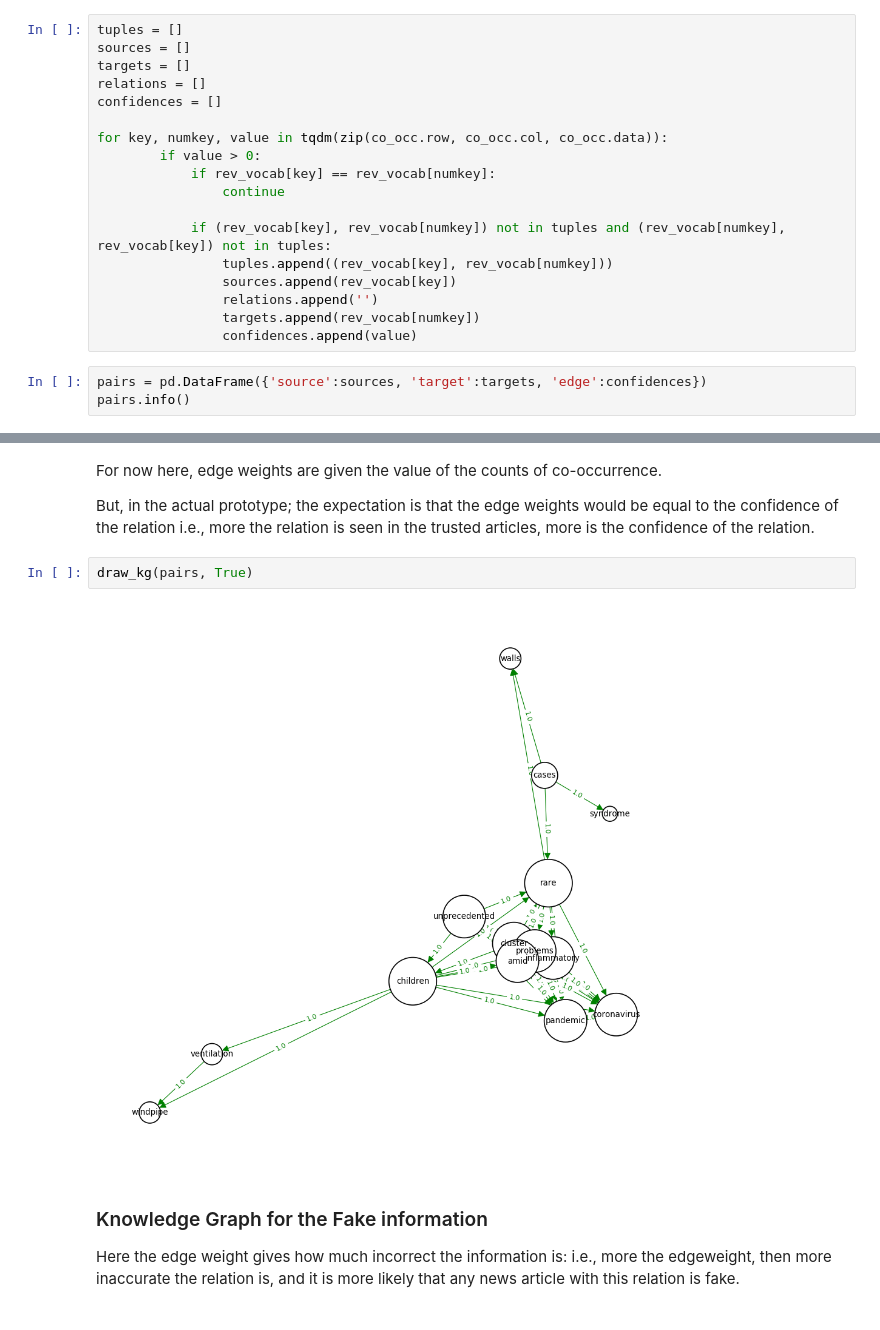
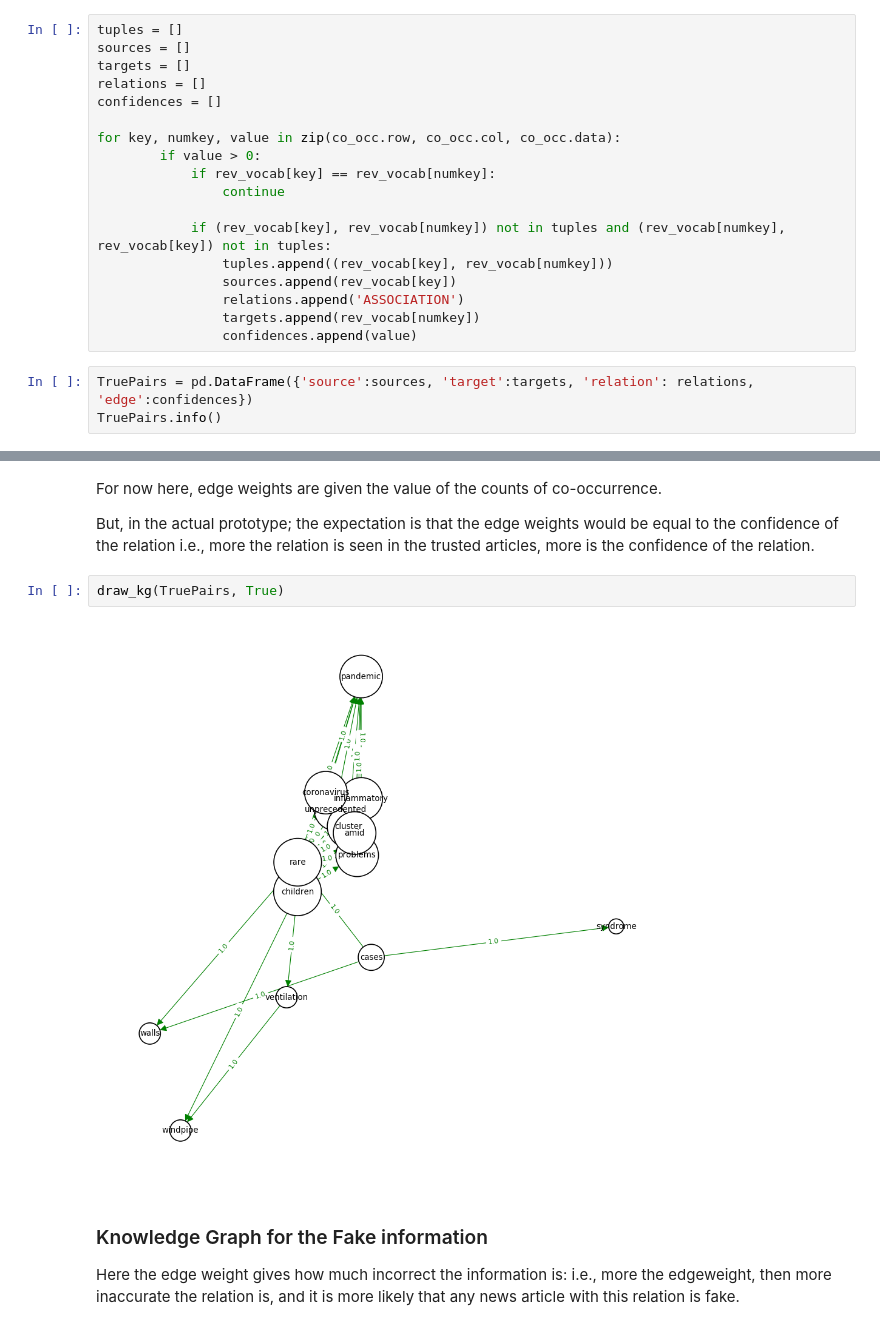
Before and after one commit to dsandeep0138/TrustLabs-Internship-Assessment, a Jupyter notebook: Idenitfy-misinformation.ipynb, the cells around one changed output, grey strips where cells are left out. Cells and saved outputs as stored; diff of their text form.

Commit message:
Update dataframe for both True and False Pairs

```diff
--- a/Idenitfy-misinformation.ipynb
+++ b/Idenitfy-misinformation.ipynb
@@ -125,7 +134,7 @@ targets = []
 relations = []
 confidences = []
 
-for key, numkey, value in tqdm(zip(co_occ.row, co_occ.col, co_occ.data)):
+for key, numkey, value in zip(co_occ.row, co_occ.col, co_occ.data):
         if value > 0:
             if rev_vocab[key] == rev_vocab[numkey]:
                 continue
@@ -133,12 +142,12 @@ for key, numkey, value in tqdm(zip(co_occ.row, co_occ.col, co_occ.data)):
             if (rev_vocab[key], rev_vocab[numkey]) not in tuples and (rev_vocab[numkey], rev_vocab[key]) not in tuples:
                 tuples.append((rev_vocab[key], rev_vocab[numkey]))
                 sources.append(rev_vocab[key])
-                relations.append('')
+                relations.append('ASSOCIATION')
                 targets.append(rev_vocab[numkey])
                 confidences.append(value)
 # %%
-pairs = pd.DataFrame({'source':sources, 'target':targets, 'edge':confidences})
-pairs.info()
+TruePairs = pd.DataFrame({'source':sources, 'target':targets, 'relation': relations, 'edge':confidences})
+TruePairs.info()
 # %% [output]
 <class 'pandas.core.frame.DataFrame'>
 RangeIndex: 43 entries, 0 to 42
@@ -193,9 +203,9 @@ For now here, edge weights are given the value of the counts of co-occurrence.
 
 But, in the actual prototype; the expectation is that the edge weights would be equal to the confidence of the relation i.e., more the relation is seen in the trusted articles, more is the confidence of the relation.
 # %%
-draw_kg(pairs, True)
+draw_kg(TruePairs, True)
 # %% [output]
-[figure, old version]
+[figure, new version]
 # %% [markdown]
 ### Knowledge Graph for the Fake information
 
```
Also changed, not shown: parts of 9 cells of this notebook.
